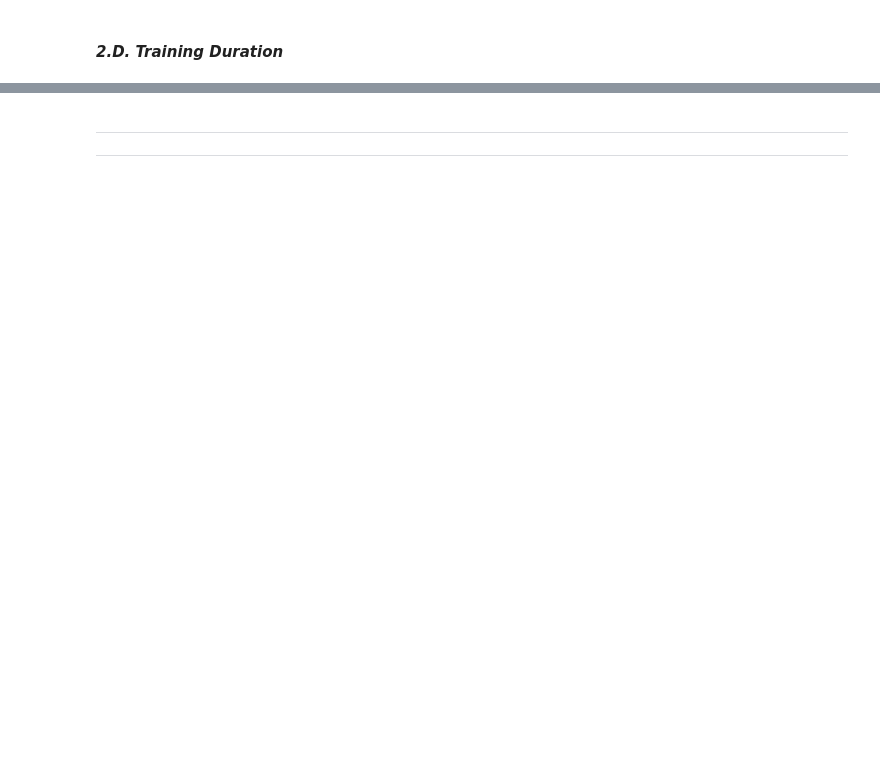
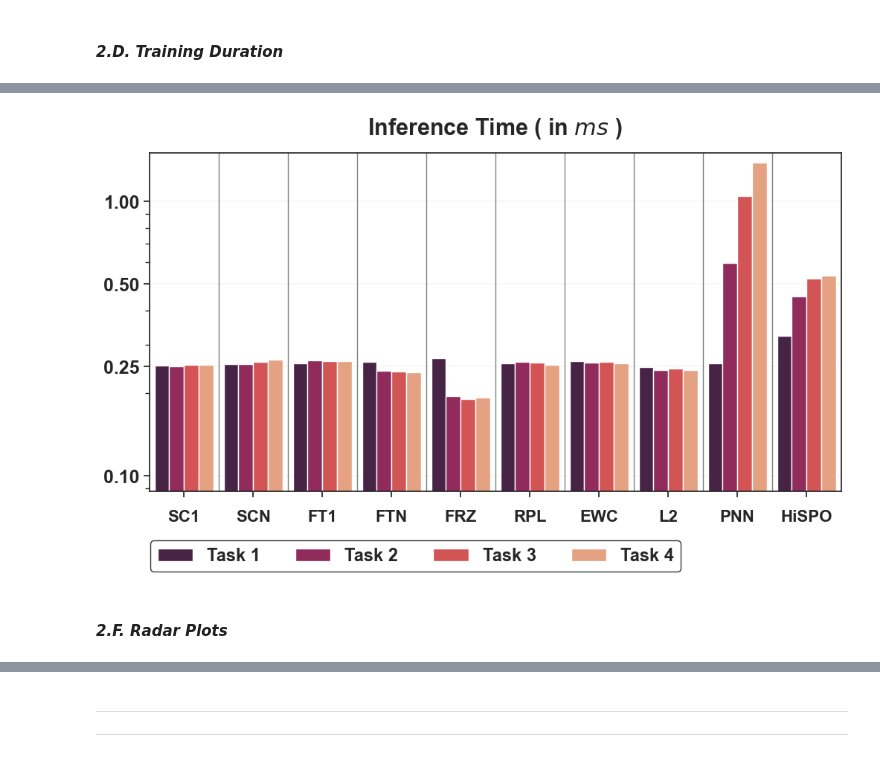
Before and after one commit to anosubcog9438/continual-nav-bench, a Jupyter notebook: experiments/2_continual/plots.ipynb, the cells around one changed output, grey strips where cells are left out. Saved outputs shown, nothing was run; the diff lists cells and outputs as text; code cells hidden in the pictures; blank space fills up the shorter version.

```diff
--- a/experiments/2_continual/plots.ipynb
+++ b/experiments/2_continual/plots.ipynb
@@ -900,0 +1052,62 @@ Passing `palette` without assigning `hue` is deprecated and will be removed in v
+# %%
+# plot histogram
+# x -> methods
+# y -> time (in scientific notation in seconds)
+# hue -> task_idx
+
+sns.set_theme(style="ticks")
+
+plt.figure(figsize=(12, 5.9))
+
+data_inference_time = pd.read_csv("./plots/inference_time.csv")
+data_inference_time
+
+df = data_inference_time
+
+df["TASK_IDX"] = df["TASK_IDX"].apply(lambda x: f"Task {x}")
+
+ax = sns.barplot(
+    x="METHODS",
+    y="TIME",
+    data=df,
+    hue="TASK_IDX",
+    palette="rocket",
+    order=METHODS,
+    width=0.85
+)
+
+# get x-tick positions (centers of the method groups)
+xticks = ax.get_xticks()
+
+# no need to annotate the methods with a central zero
+ax.set_xticklabels(ax.get_xticklabels(), horizontalalignment='center', fontsize=16, fontweight='bold', y=-0.025)
+ax.set_xlabel("")
+# draw vertical lines between method groups
+for i in range(len(xticks)-1):
+    # compute the midpoint between adjacent ticks
+    x_sep = (xticks[i] + xticks[i+1]) / 2
+    ax.axvline(x=x_sep, color='gray', linewidth=1.0, linestyle='-')
+
+# y-axis in log scale (values are between 0 and 1.5e-2)
+ax.set_yscale("log")
+ax.set_ylabel("")
+
+# grid lines (behind bars)
+for yline in [1e-3, 2.5e-3 ,5e-3, 1e-2]:
+    ax.axhline(yline, color='gray', linewidth=0.125, linestyle='--', zorder=0)
+
+ax.set_ylim(0, 1.5e-2)
+ax.set_yticks([1e-3, 2.5e-3 ,5e-3, 1e-2])
+ax.set_yticklabels(["0.10", "0.25", "0.50", "1.00"], fontsize=18, fontweight='bold')
+
+# set legend below the plot
+ax.legend(title="", title_fontsize=16, fontsize=17, loc='upper center', bbox_to_anchor=(0.385, -0.12), ncol=4, edgecolor='black', prop={'weight': 'bold', 'size': 17})
+
+plt.title("Inference Time ( in $ms$ )", fontsize=22, fontweight='bold', y=1.0375)
+
+# save as pdf
+plt.savefig("./plots/inference_time.pdf", bbox_inches='tight')
+# %% [output]
+[figure, added]
+# %% [markdown]
+#### *2.F. Radar Plots*
```
Also changed, not shown: parts of 11 cells of this notebook, 18 other files.
